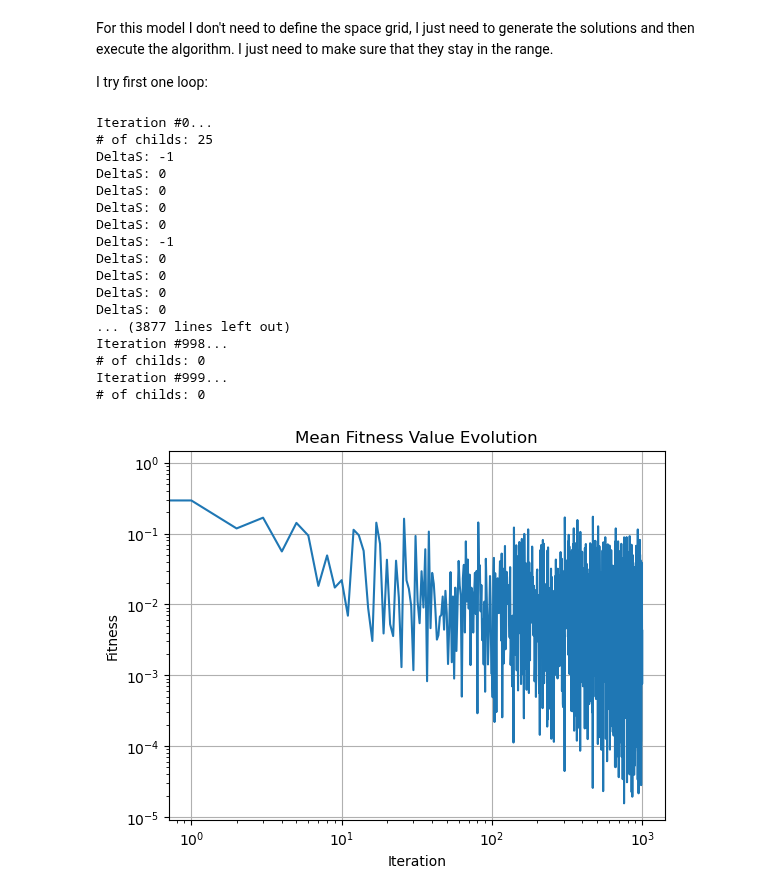
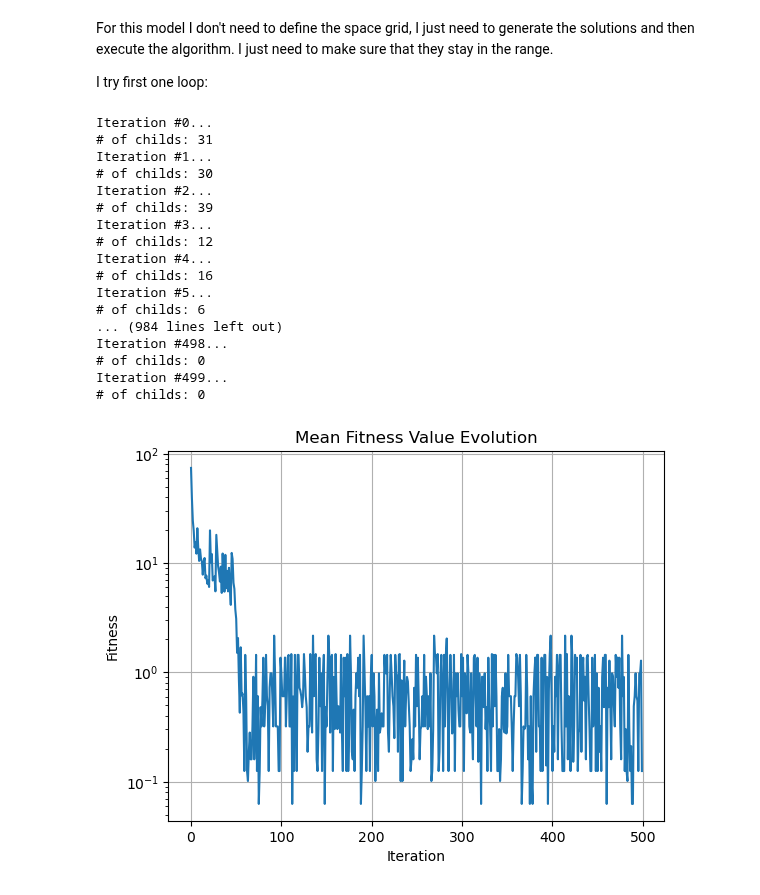
Before and after one commit to pietromalagoli/NeuronEvolution, a Jupyter notebook: Perceptron/perceptron.ipynb, the cells around one changed output. Cells and saved outputs as stored; diff of their text form; code cells hidden in the pictures.

Commit message:
added corrections found in pxor and added the connectivity matrix C. If I keep the old fitness it still finds the XOR

```diff
--- a/Perceptron/perceptron.ipynb
+++ b/Perceptron/perceptron.ipynb
@@ -32,6 +32,7 @@ class Network:
         self.activation = lambda x, theta: 0 if x < theta else 1    # activation function (if x = theta -> returns 1)
         self.neurons = np.zeros(2+self.S+1) # container for storing the values of the neurons
         self.fitness = None     # Initialize it to None for avoiding recomputation
+        self.C = self.initJ()       # connectivity matrix (PER ORA USO INITJ())
 
     def initJ(self):            # QUESTO VA POI FATTO MEGLIO
         # Define the connectivity matrix J0_ij
@@ -51,10 +52,11 @@ class Network:
         Args:
             par (dict, optional): parameters of the generation.
         """
-        self.S = par['Sk_range'][np.random.randint(len(par['Sk_range']))]   # Generate S
+        self.S = np.random.choice(par['Sk_range'])      # Generate S
         self.Theta = np.random.uniform(par['Theta_range'][0],par['Theta_range'][1],2+self.S+1) # Generate the set of thresholds, Theta
         self.J = self.initJ() * np.random.uniform(par['J_range'][0],par['J_range'][1],(2+self.S+1)**2).reshape((2+self.S+1,2+self.S+1))   # Generate the connectivity matrix, J
         self.neurons = np.zeros(2+self.S+1)     # Initialize the values of the neurons (the lenght of this array depends on S)
+        self.C = self.initJ() * np.random.choice([0,1],(2+self.S+1)**2).reshape((2+self.S+1,2+self.S+1))    # I SHOULD MAKE IT SYMMETRIC
         self.compute_fitness(par)               # Already compute the fitness value of the network
 
     def ff(self,input:list,verb:int=0): # feed-forward
@@ -66,14 +68,13 @@ class Network:
             output (int): output of the network.
         """
         self.neurons[0:2] = input   # set the value of the first two neurons to the input value
-
-        for neuron in range(1,2+self.S):    # compute the value of the intra neurons by feed forward
+        for neuron in range(2,2+self.S+1):    # compute the value of the intra neurons by feed forward
             self.neurons[neuron] = self.J[neuron,0] * self.neurons[0] + self.J[neuron,1] * self.neurons[1]   # I refer to the lower triangle of the matrix J
             self.neurons[neuron] = self.activation(self.neurons[neuron],self.Theta[neuron])     # Activation
-
-        for neuron in range(0,2+self.S):  # compute the value of the ouput
-            self.neurons[-1] = self.J[-1,neuron] * self.neurons[neuron]     # Add each neuron's weighted contribution to the output
-        self.neurons[-1] = self.activation(self.neurons[-1],self.Theta[-1])     # activation
+        out = 0.        # Initialize a variable for containing the value of the output neuron
+        for neuron in range(0,2+self.S+1):  # compute the value of the ouput
+            out += self.J[-1,neuron] * self.neurons[neuron]     # Add each neuron's weighted contribution to the output
+        self.neurons[-1] = self.activation(out,self.Theta[-1])     # activation
         output = self.neurons[-1]
         if verb > 0:
             return self.neurons
@@ -90,11 +91,11 @@ class Network:
             for i,input in enumerate(par['input_set']):
                 output = self.ff(input)
                 squared_dist = (par['target_set'][i] - output)**2     # square distance between network output and target (theoretical) output
-                #squared_cost = (np.sum([0 if np.isclose(j, 0.,atol=1e-2) else 1 for j in self.J.flatten()])/2)**2  # check if the tolerance is good
-                squared_cost = (np.sum(self.J.flatten())/2)**2     # i try this cost function, which maybe works better
+                squared_cost = (np.sum([0 if np.isclose(j, 0.,atol=1e-2) else 1 for j in self.J.flatten()])/2)**2  # check if the tolerance is good
+                #squared_cost = (np.sum(self.J.flatten())/2)**2     # i try this cost function, which maybe works better
                 #squared_cost = np.sum(self.J.flatten())/2     # i try to take the cost not squared
+                #squared_cost = np.sum(1-self.C.flatten())/2      # QUA CALCOLO IL COST SOLO SULLA PRESENZA O ASSENZA DI LINK
                 self.fitness += squared_dist * squared_cost # add to the fitness value of the network
-                #self.fitness += squared_dist # I try to do it without the cost
             self.fitness /= len(par['input_set'])    # normalize over the inputs
 # %% [markdown]
 For this model I don't need to define the space grid, I just need to generate the solutions and then execute the algorithm. I just need to make sure that they stay in the range.
@@ -112,7 +113,7 @@ par = {'Sk_range': [1,2,3,4,5],  # define the possible value for Sk
        'Theta_mutation_radius': 1/10,
        'J_mutation_radius': 1/10,
        'N_sol': 100,                       # Set the number of solutions
-       'n_iter': 1000}
+       'n_iter': 500}
 # %%
 def evolution(par:dict):
     # Generate the solutions
@@ -162,7 +163,6 @@ def evolution(par:dict):
             # Now mutate the thresholds - if S decreased, you mutate only the remaining neurons, else, you randomly generate the new theta(s)
             # Compute the difference between the orignal S and the mutated one
             deltaS = child.S - parents[i].S
-            print(f'DeltaS: {deltaS}')
             if deltaS > 0:  # i.e. S increased
                 new_thetas = np.random.uniform(par['Theta_range'][0],par['Theta_range'][1],deltaS)
                 child.Theta = np.insert(child.Theta,obj=-1,values=new_thetas)   # add the newly generated thetas before the output neuron
@@ -179,6 +179,21 @@ def evolution(par:dict):
                     theta = min(par['Theta_range'])
                 if theta > max(par['Theta_range']):
                     theta = max(par['Theta_range'])
+            # Mutate C
+            C0 = child.initJ()     # I utilize the method initJ() to create a new C given the new S
+            if deltaS > 0:
+                for _ in range(deltaS):
+                    c = np.random.choice([0,1])  # generate a random value to be given to the new links
+                    child.C = np.insert(child.C,obj=-1,values=c,axis=0)    # insert a row of 1s (axis 0)
+                    child.C = np.insert(child.C,obj=-1,values=c,axis=1)    # insert a column of 1s (axis 1)
+            elif deltaS < 0:
+                for _ in range(np.abs(deltaS)):
+                    child.C = np.delete(child.C,obj=-1,axis=0) # delete the C values of the deleted neurons on axis 0
+                    child.C = np.delete(child.C,obj=-1,axis=1) # delete the C values of the deleted neurons on axis 1
+            # mutate (I mutate also the newly generated thetas)
+            mutationC = np.random.choice([0,1], len(child.C)**2).reshape(child.C.shape)   # generate the mutation radius
+            # Apply the mutation
+            child.C = C0 * mutationC
             # Mutate J
             J0 = child.initJ()     # I utilize the method initJ() to create a new J given the new S
             if deltaS > 0:
@@ -241,33 +256,33 @@ def evolution(par:dict):
 solutions, Fmean_values, S_values = evolution(par)
 # %% [output]
 Iteration #0...
-# of childs: 25
-DeltaS: -1
-DeltaS: 0
-DeltaS: 0
-DeltaS: 0
-DeltaS: 0
-DeltaS: -1
-DeltaS: 0
-DeltaS: 0
-DeltaS: 0
-DeltaS: 0
-... (3877 lines left out)
-Iteration #998...
+# of childs: 31
+Iteration #1...
+# of childs: 30
+Iteration #2...
+# of childs: 39
+Iteration #3...
+# of childs: 12
+Iteration #4...
+# of childs: 16
+Iteration #5...
+# of childs: 6
+... (984 lines left out)
+Iteration #498...
 # of childs: 0
-Iteration #999...
+Iteration #499...
 # of childs: 0
 # %%
 plt.plot(Fmean_values)
 plt.title('Mean Fitness Value Evolution')
 plt.xlabel('Iteration')
 plt.ylabel('Fitness')
-plt.xscale('log')
+#plt.xscale('log')
 plt.yscale('log')
 plt.grid(True)
 plt.show()
 # %% [output]
-[figure, old version]
+[figure, new version]
 # %%
 print(f'Final mean fitness: {Fmean_values[-1]}')
 for i,sol in enumerate(solutions):
```
Also changed, not shown: parts of 2 cells of this notebook, 1 other file.
